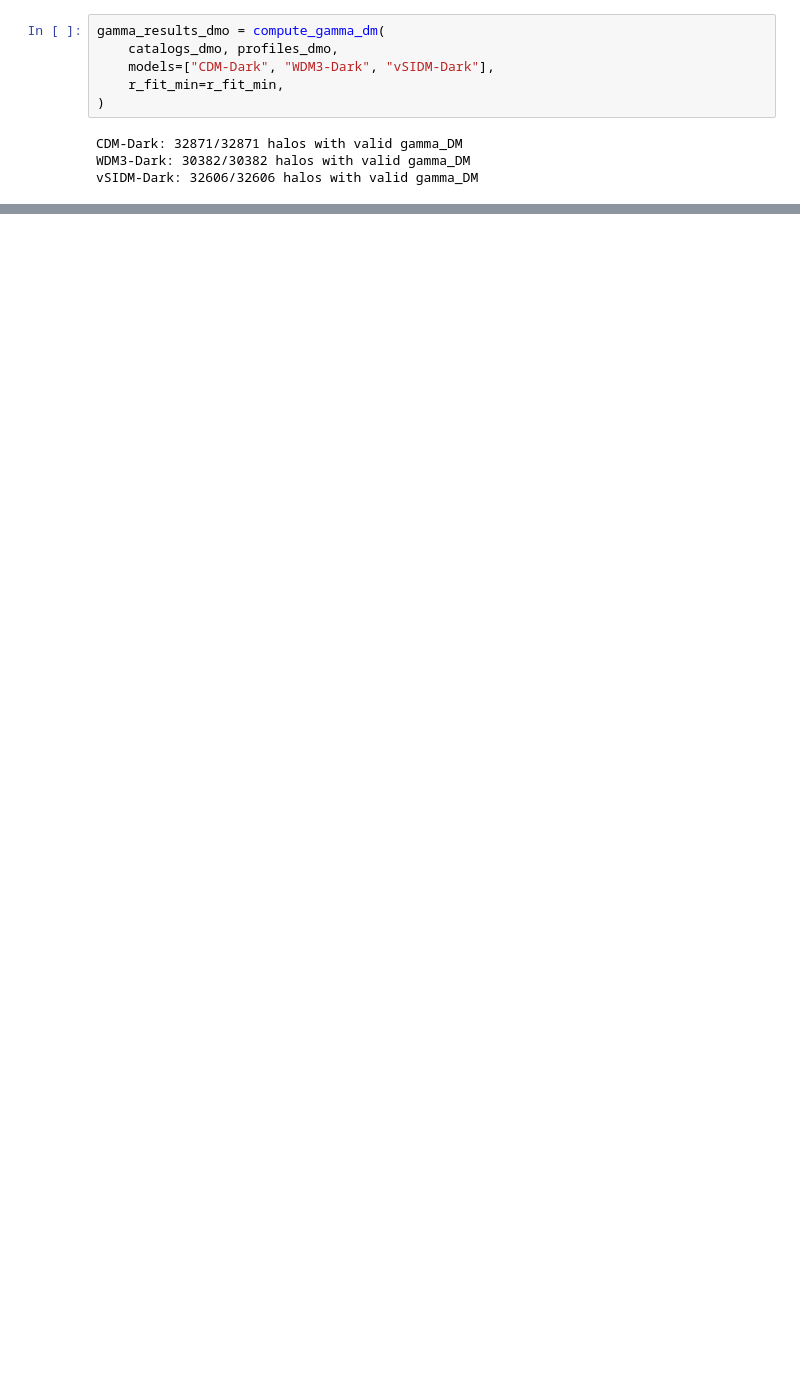
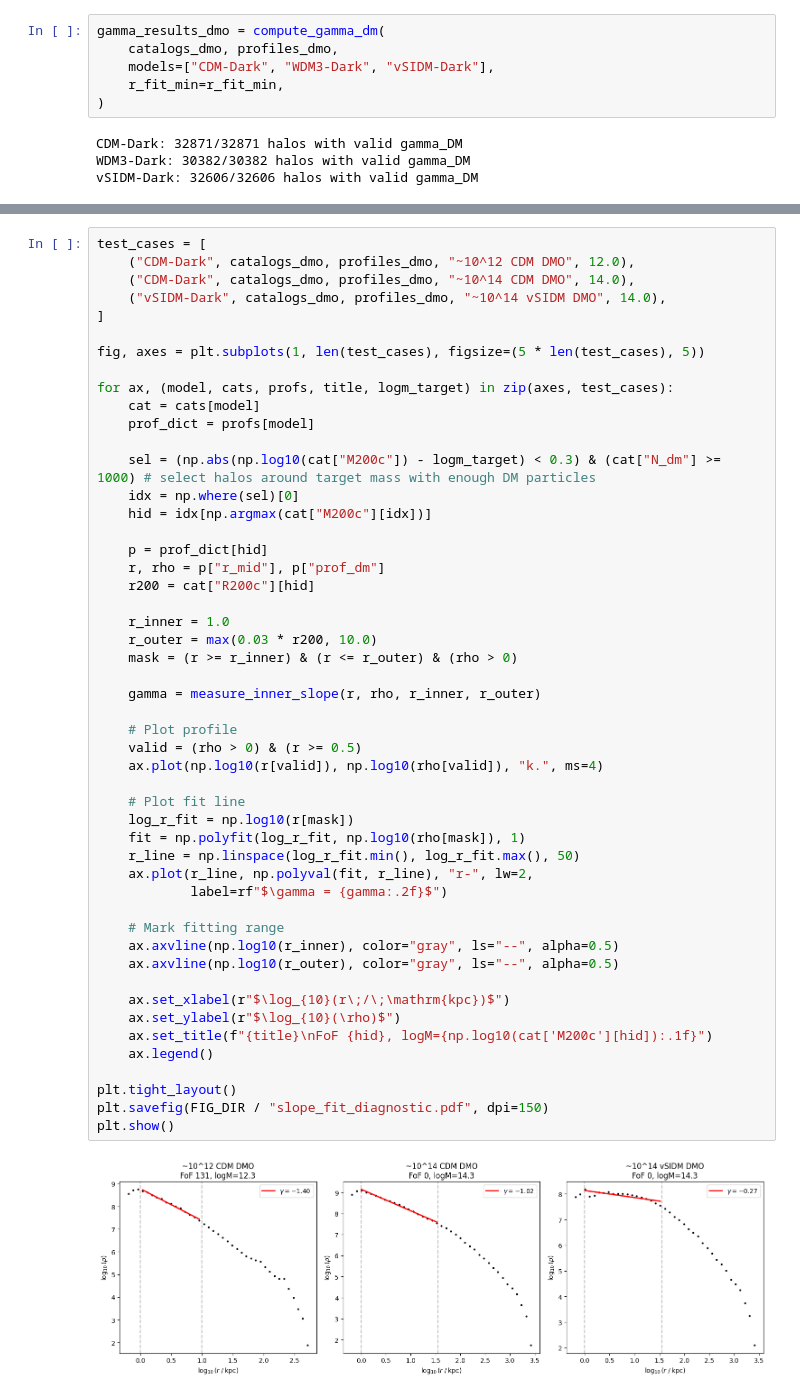
Before and after one commit to SoulOfSword/master_thesis_project, a Jupyter notebook: notebooks/AIDA-TNG/01_density_profiles.ipynb, the cells around one changed output, grey strips where cells are left out. Drawn from its saved outputs; the diff is of its cells as text; blank space fills up the shorter version.

Commit message:
added diagnostic test for weird shenanigans with density profiles

```diff
--- a/notebooks/AIDA-TNG/01_density_profiles.ipynb
+++ b/notebooks/AIDA-TNG/01_density_profiles.ipynb
@@ -356,0 +352,52 @@ plt.show()
+# %%
+test_cases = [
+    ("CDM-Dark", catalogs_dmo, profiles_dmo, "~10^12 CDM DMO", 12.0),
+    ("CDM-Dark", catalogs_dmo, profiles_dmo, "~10^14 CDM DMO", 14.0),
+    ("vSIDM-Dark", catalogs_dmo, profiles_dmo, "~10^14 vSIDM DMO", 14.0),
+]
+
+fig, axes = plt.subplots(1, len(test_cases), figsize=(5 * len(test_cases), 5))
+
+for ax, (model, cats, profs, title, logm_target) in zip(axes, test_cases):
+    cat = cats[model]
+    prof_dict = profs[model]
+
+    sel = (np.abs(np.log10(cat["M200c"]) - logm_target) < 0.3) & (cat["N_dm"] >= 1000) # select halos around target mass with enough DM particles
+    idx = np.where(sel)[0]
+    hid = idx[np.argmax(cat["M200c"][idx])]
+
+    p = prof_dict[hid]
+    r, rho = p["r_mid"], p["prof_dm"]
+    r200 = cat["R200c"][hid]
+
+    r_inner = 1.0
+    r_outer = max(0.03 * r200, 10.0)
+    mask = (r >= r_inner) & (r <= r_outer) & (rho > 0)
+
+    gamma = measure_inner_slope(r, rho, r_inner, r_outer)
+
+    # Plot profile
+    valid = (rho > 0) & (r >= 0.5)
+    ax.plot(np.log10(r[valid]), np.log10(rho[valid]), "k.", ms=4)
+
+    # Plot fit line
+    log_r_fit = np.log10(r[mask])
+    fit = np.polyfit(log_r_fit, np.log10(rho[mask]), 1)
+    r_line = np.linspace(log_r_fit.min(), log_r_fit.max(), 50)
+    ax.plot(r_line, np.polyval(fit, r_line), "r-", lw=2,
+            label=rf"$\gamma = {gamma:.2f}$")
+
+    # Mark fitting range
+    ax.axvline(np.log10(r_inner), color="gray", ls="--", alpha=0.5)
+    ax.axvline(np.log10(r_outer), color="gray", ls="--", alpha=0.5)
+
+    ax.set_xlabel(r"$\log_{10}(r\;/\;\mathrm{kpc})$")
+    ax.set_ylabel(r"$\log_{10}(\rho)$")
+    ax.set_title(f"{title}\nFoF {hid}, logM={np.log10(cat['M200c'][hid]):.1f}")
+    ax.legend()
+
+plt.tight_layout()
+plt.savefig(FIG_DIR / "slope_fit_diagnostic.pdf", dpi=150)
+plt.show()
+# %% [output]
+[figure, added]
```
Also changed, not shown: parts of 9 cells of this notebook, 8 other files.
